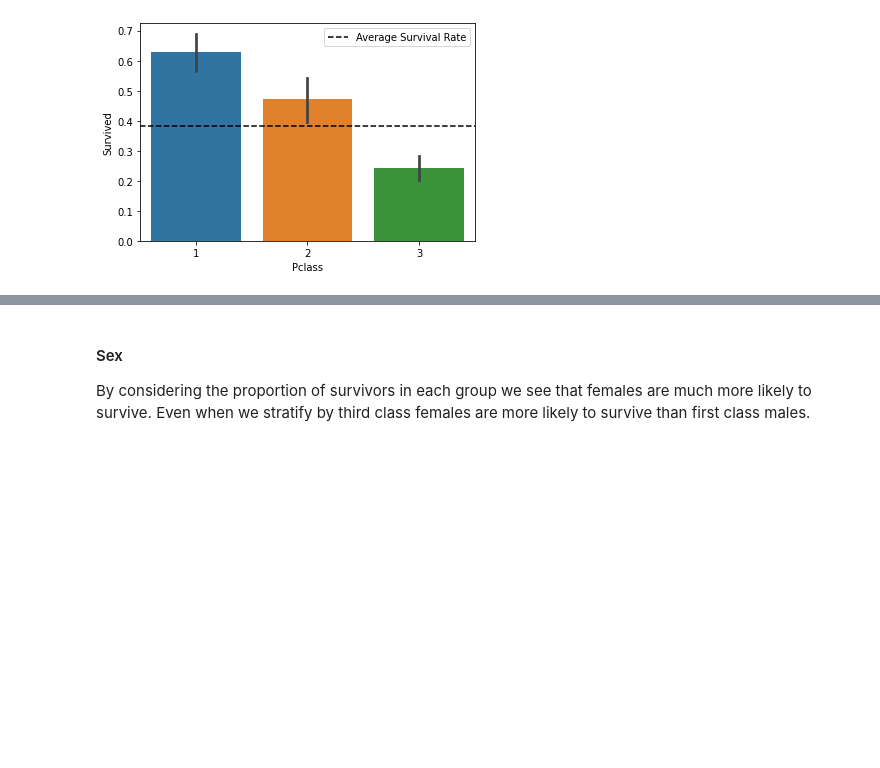
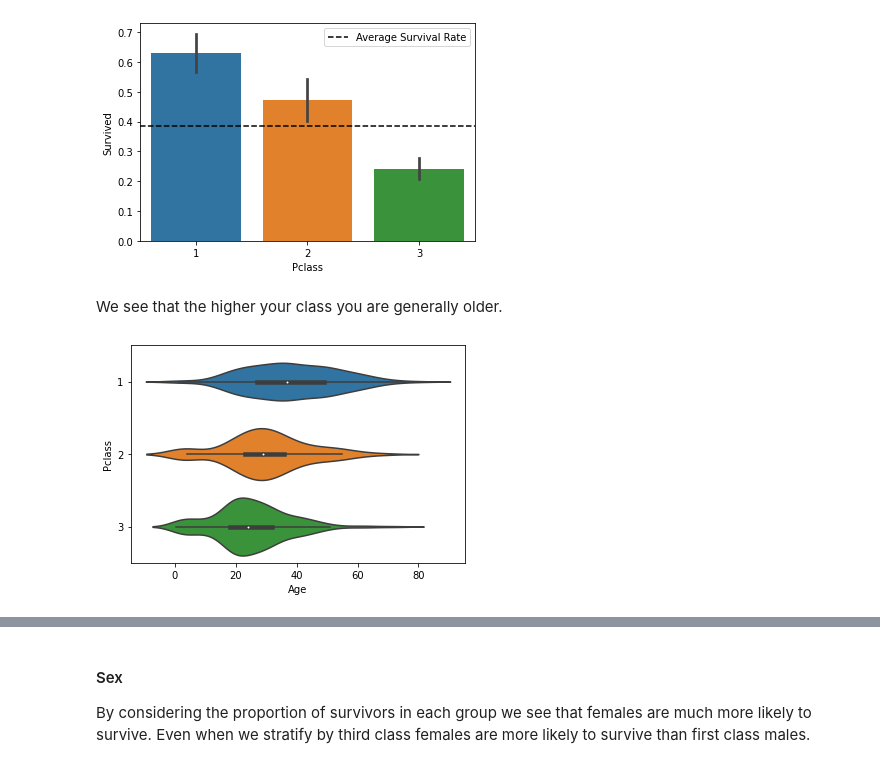
Before and after one commit to djd19/titanic, a Jupyter notebook: Exploration.ipynb, the cells around one changed output, grey strips where cells are left out. Drawn from its saved outputs; the diff is of its cells as text; code cells hidden in the pictures; blank space fills up the shorter version.

```diff
--- a/Exploration.ipynb
+++ b/Exploration.ipynb
@@ -118,3 +115,9 @@ plt.axhline(average_survival_rate, color="k", linestyle="--", label="Average Sur
 plt.legend();
 # %% [output]
 [figure]
+# %% [markdown]
+We see that the higher your class you are generally older.
+# %%
+sns.violinplot(x="Age", y="Pclass", data=df, orient="h");
+# %% [output]
+[figure, added]
```
Also changed, not shown: parts of 7 cells of this notebook.
